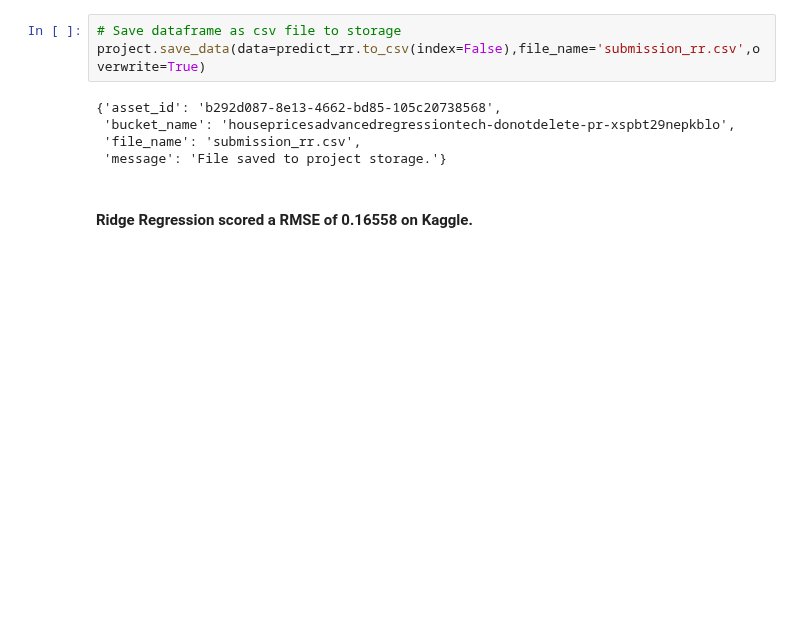
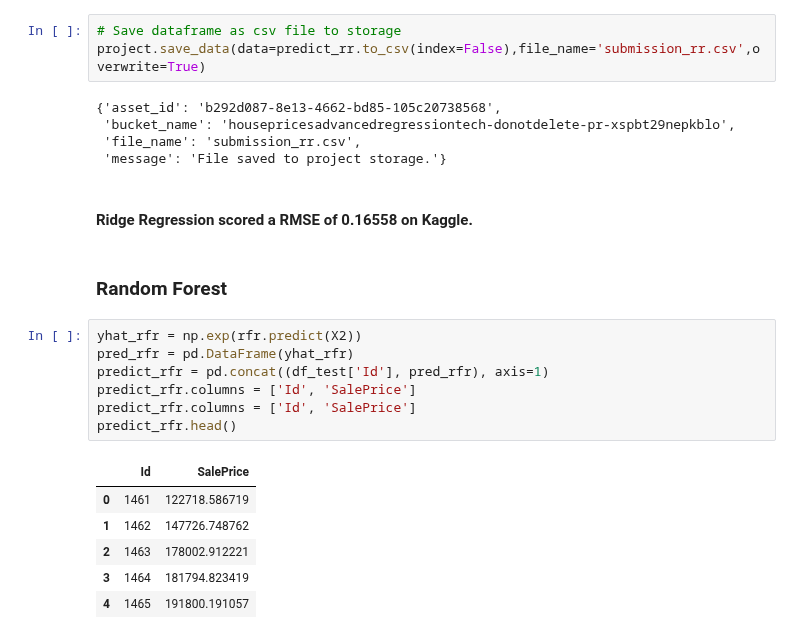
Before and after one commit to Andrew-Carl/House-Prices-Advanced-Regression-Techniques, a Jupyter notebook: Regression Models.ipynb, the cells around one changed output. Drawn from its saved outputs; the diff is of its cells as text; blank space fills up the shorter version.

```diff
--- a/Regression Models.ipynb
+++ b/Regression Models.ipynb
@@ -667,3 +649,19 @@ project.save_data(data=predict_rr.to_csv(index=False),file_name='submission_rr.c
  'message': 'File saved to project storage.'}
 # %% [markdown]
 #### Ridge Regression scored a RMSE of 0.16558 on Kaggle.
+# %% [markdown]
+### Random Forest
+# %%
+yhat_rfr = np.exp(rfr.predict(X2))
+pred_rfr = pd.DataFrame(yhat_rfr)
+predict_rfr = pd.concat((df_test['Id'], pred_rfr), axis=1)
+predict_rfr.columns = ['Id', 'SalePrice']
+predict_rfr.columns = ['Id', 'SalePrice']
+predict_rfr.head()
+# %% [output]
+|  | Id | SalePrice |
+| 0 | 1461 | 122718.586719 |
+| 1 | 1462 | 147726.748762 |
+| 2 | 1463 | 178002.912221 |
+| 3 | 1464 | 181794.823419 |
+| 4 | 1465 | 191800.191057 |
```
Also changed, not shown: parts of 46 cells of this notebook.
